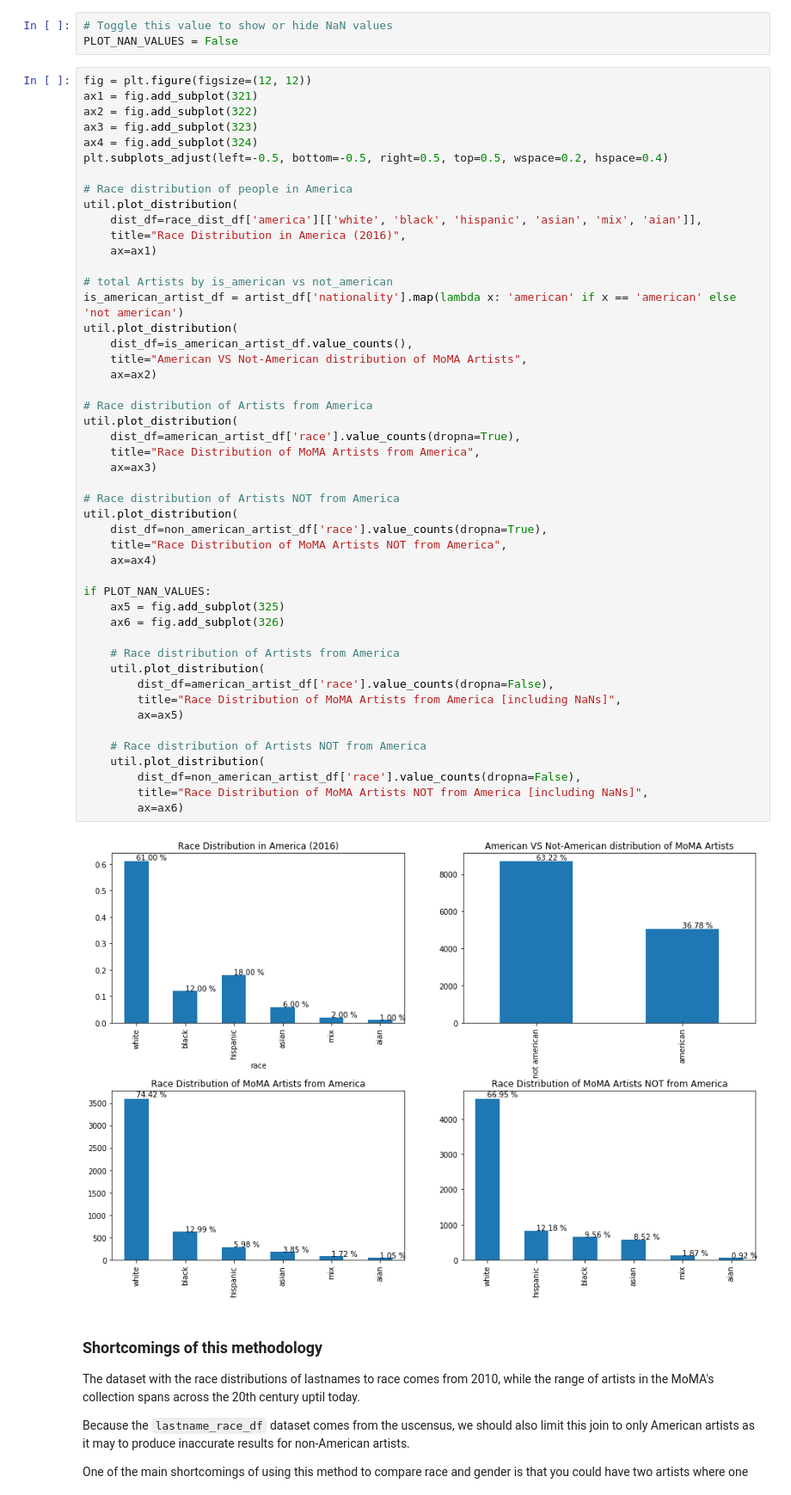
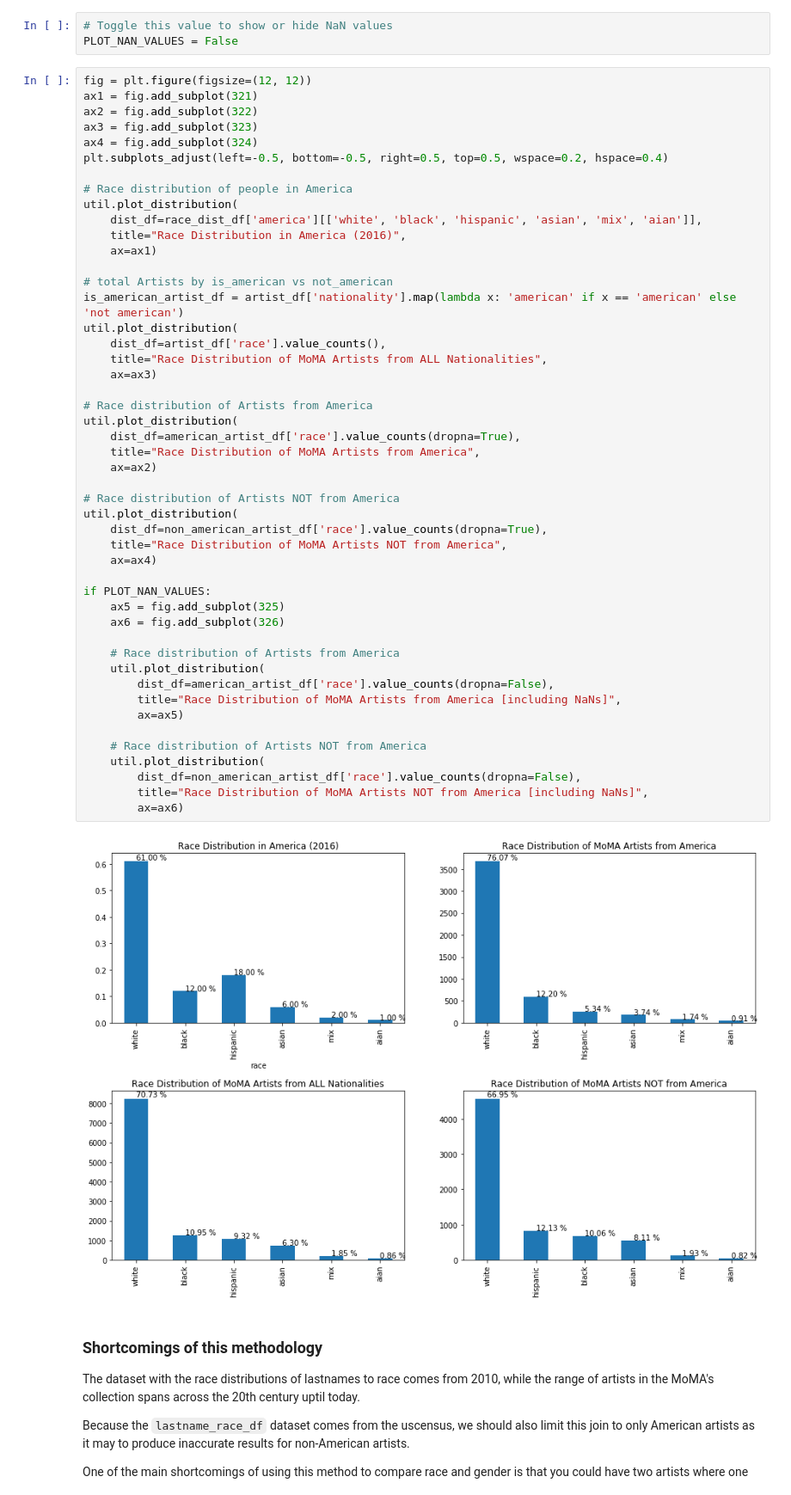
Before and after one commit to energyjs/moma, a Jupyter notebook: code/analysis.ipynb, the cells around one changed output. Shown at 86% size. Drawn from its saved outputs; the diff is of its cells as text.

```diff
--- a/code/analysis.ipynb
+++ b/code/analysis.ipynb
@@ -240,39 +240,39 @@ util.plot_distribution(
 # total Artists by is_american vs not_american
 is_american_artist_df = artist_df['nationality'].map(lambda x: 'american' if x == 'american' else 'not american')
 util.plot_distribution(
-    dist_df=is_american_artist_df.value_counts(),
-    title="American VS Not-American distribution of MoMA Artists",
-    ax=ax2)
+    dist_df=artist_df['race'].value_counts(),
+    title="Race Distribution of MoMA Artists from ALL Nationalities",
+    ax=ax3)
 
 # Race distribution of Artists from America
 util.plot_distribution(
     dist_df=american_artist_df['race'].value_counts(dropna=True),
     title="Race Distribution of MoMA Artists from America",
-    ax=ax3)
+    ax=ax2)
 
 # Race distribution of Artists NOT from America
 util.plot_distribution(
     dist_df=non_american_artist_df['race'].value_counts(dropna=True),
     title="Race Distribution of MoMA Artists NOT from America",
     ax=ax4)
 
 if PLOT_NAN_VALUES:
     ax5 = fig.add_subplot(325)
     ax6 = fig.add_subplot(326)
 
     # Race distribution of Artists from America
     util.plot_distribution(
         dist_df=american_artist_df['race'].value_counts(dropna=False),
         title="Race Distribution of MoMA Artists from America [including NaNs]",
         ax=ax5)
 
     # Race distribution of Artists NOT from America
     util.plot_distribution(
         dist_df=non_american_artist_df['race'].value_counts(dropna=False),
         title="Race Distribution of MoMA Artists NOT from America [including NaNs]",
         ax=ax6)
 # %% [output]
-[figure, old version]
+[figure, new version]
 # %% [markdown]
 ### Shortcomings of this methodology
 The dataset with the race distributions of lastnames to race comes from 2010, while the range of artists in the MoMA's collection spans across the 20th century uptil today.
```
Also changed, not shown: parts of 5 cells of this notebook.
